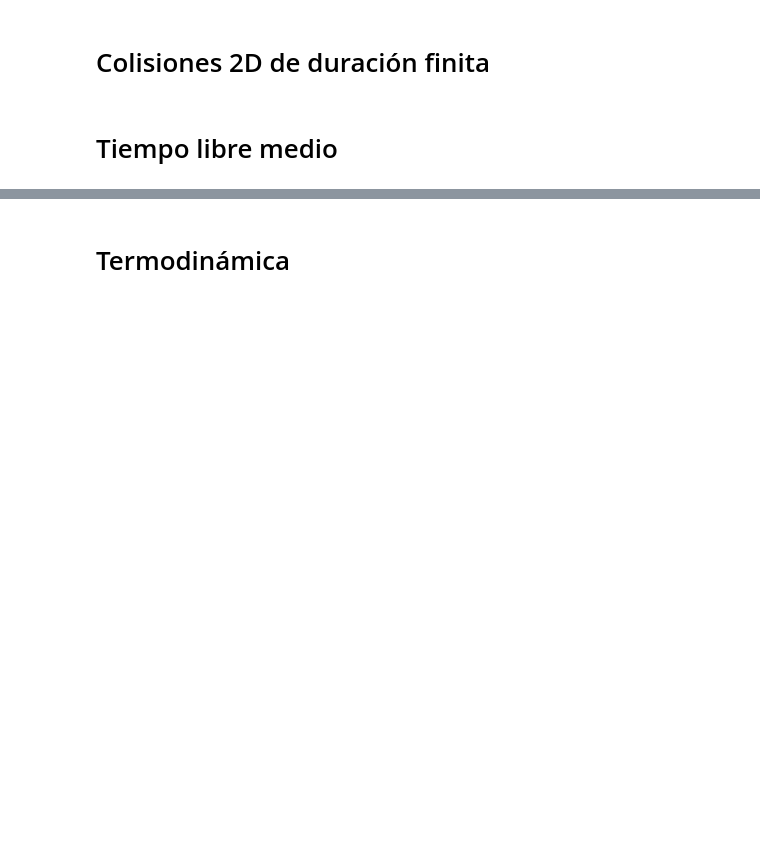
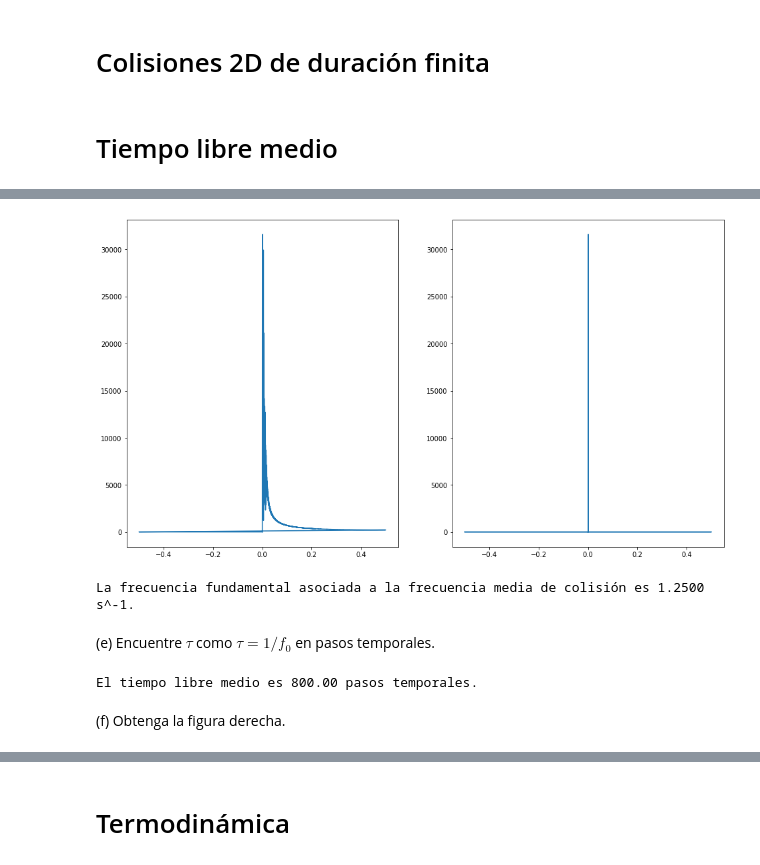
Before and after one commit to juanpablosalas/DanielDoradoJuanPabloSalas, a Jupyter notebook: Semana3/Semana3_DanielDorado_JuanPabloSalas.ipynb, the cells around one changed output, grey strips where cells are left out. Cells and saved outputs as stored; diff of their text form; code cells hidden in the pictures; blank space fills up the shorter version.

```diff
--- a/Semana3/Semana3_DanielDorado_JuanPabloSalas.ipynb
+++ b/Semana3/Semana3_DanielDorado_JuanPabloSalas.ipynb
@@ -113,0 +173,31 @@ def GetParticles(NParticles,Limit,Velo,Dim=2,dt=0.1):
+# %%
+mask = freqs < 0
+X[mask] = 0
+X_a[mask] = 0
+# %%
+ii = np.argmax(X_a)
+mask = X_a < X_a[ii]
+X[mask] = 0
+# %%
+plt.figure(figsize=(16,9))
+plt.subplot(1,2,1)
+plt.plot(freqs,X_a)
+
+plt.subplot(1,2,2)
+plt.plot(freqs,np.abs(X))
+plt.show()
+# %% [output]
+[figure, added]
+# %%
+f0 = freqs[ii]
+print(r'La frecuencia fundamental asociada a la frecuencia media de colisión es {:.4f} s^-1.'.format(f0/sampleT))
+# %% [output]
+La frecuencia fundamental asociada a la frecuencia media de colisión es 1.2500 s^-1.
+# %% [markdown]
+(e) Encuentre $\tau$ como $\tau = 1/f_0$ en pasos temporales.
+# %%
+print('El tiempo libre medio es {:.2f} pasos temporales.'.format(1/f0))
+# %% [output]
+El tiempo libre medio es 800.00 pasos temporales.
+# %% [markdown]
+(f) Obtenga la figura derecha.
```
Also changed, not shown: parts of 16 cells of this notebook, 1 other file.
